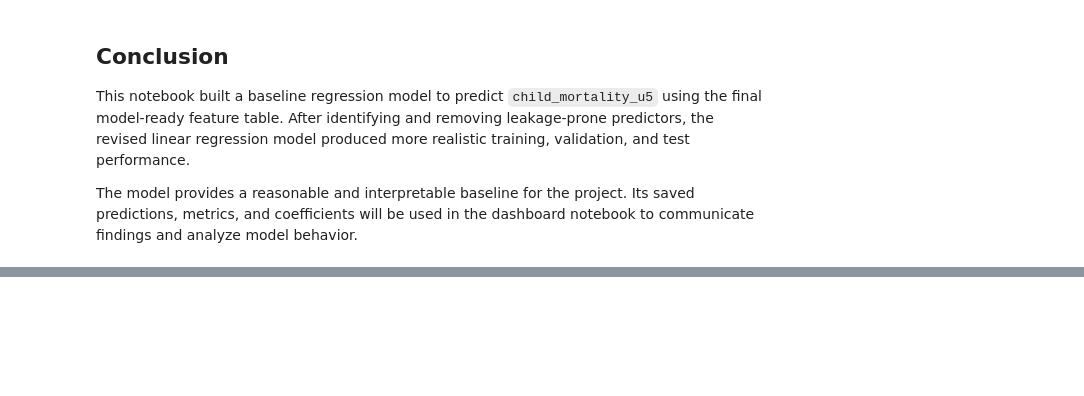
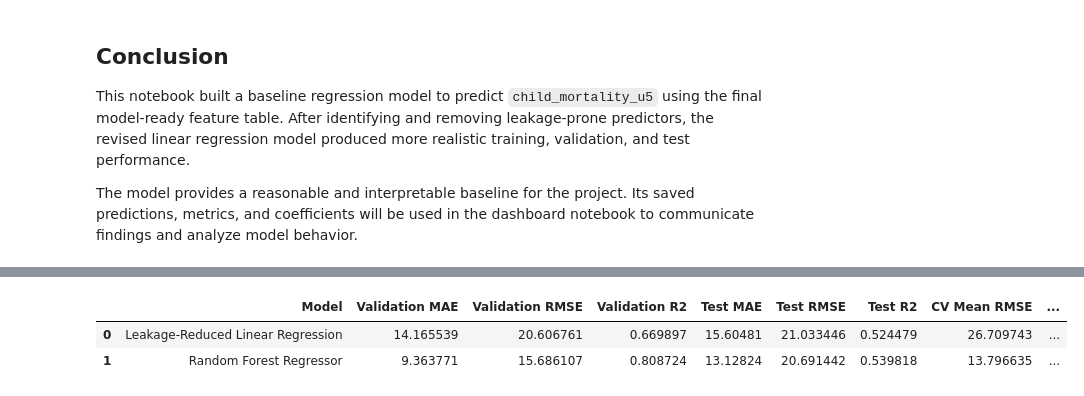
Before and after one commit to KhyathiVardhanR/Assessing-the-Civilian-Impact-of-International-Sanctions-on-Economic-and-Social-Well-Being, a Jupyter notebook: Notebook/data_modeling.ipynb, the cells around one changed output, grey strips where cells are left out. Saved outputs shown, nothing was run; the diff lists cells and outputs as text; code cells hidden in the pictures; blank space fills up the shorter version.

```diff
--- a/Notebook/data_modeling.ipynb
+++ b/Notebook/data_modeling.ipynb
@@ -569,0 +774,32 @@ The model provides a reasonable and interpretable baseline for the project. Its
+# %%
+from sklearn.model_selection import KFold, cross_val_score
+
+cv = KFold(n_splits=5, shuffle=True, random_state=42)
+
+# Linear Regression CV
+lr_cv_rmse = -cross_val_score(
+    baseline_model_clean,
+    X_train_clean,
+    y_train,
+    cv=cv,
+    scoring="neg_root_mean_squared_error",
+    n_jobs=-1
+)
+
+# Random Forest CV
+rf_cv_rmse = -cross_val_score(
+    rf_model,
+    X_train_clean,
+    y_train,
+    cv=cv,
+    scoring="neg_root_mean_squared_error",
+    n_jobs=-1
+)
+
+cv_results_df = pd.DataFrame({
+    "Model": ["Leakage-Reduced Linear Regression", "Random Forest Regressor"],
+    "CV Mean RMSE": [lr_cv_rmse.mean(), rf_cv_rmse.mean()],
+    "CV Std RMSE": [lr_cv_rmse.std(), rf_cv_rmse.std()]
+})
+
+cv_results_df
@@ -569,0 +859,7 @@ The model provides a reasonable and interpretable baseline for the project. Its
+# %%
+full_comparison_df = model_comparison_df.merge(cv_results_df, on="Model", how="left")
+full_comparison_df
+# %% [output]
+|  | Model | Validation MAE | Validation RMSE | Validation R2 | Test MAE | Test RMSE | Test R2 | CV Mean RMSE | ... |
+| 0 | Leakage-Reduced Linear Regression | 14.165539 | 20.606761 | 0.669897 | 15.60481 | 21.033446 | 0.524479 | 26.709743 | ... |
+| 1 | Random Forest Regressor | 9.363771 | 15.686107 | 0.808724 | 13.12824 | 20.691442 | 0.539818 | 13.796635 | ... |
```
Also changed, not shown: parts of 20 cells of this notebook, 3 other files.
